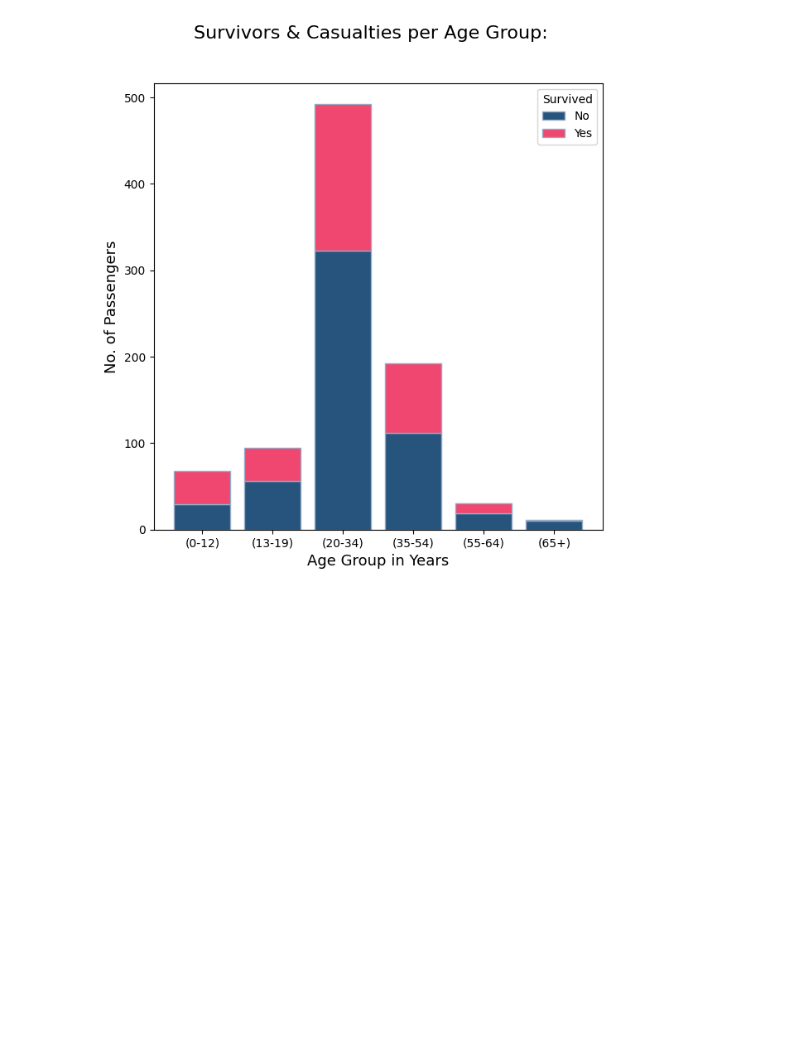
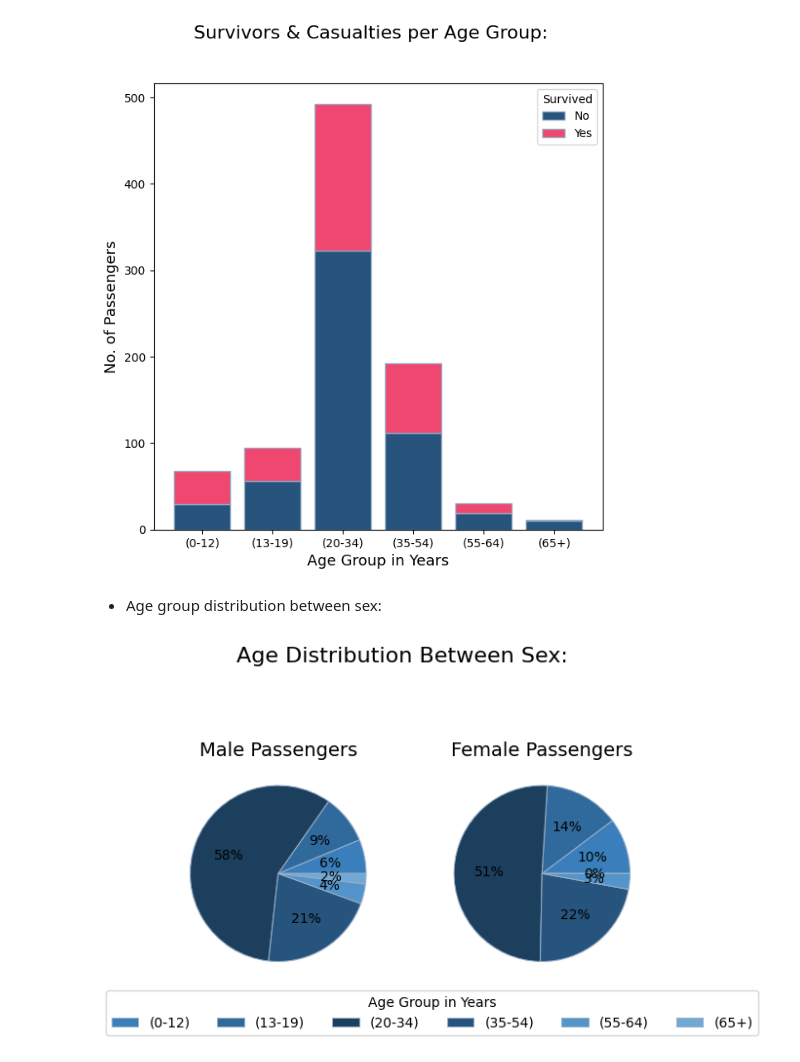
Before and after one commit to grace-sampao/Cyber-Shujaa---Exploratory-Data-Analysis, a Jupyter notebook: exploratory_data_analysis.ipynb, the cells around one changed output. Saved outputs shown, nothing was run; the diff lists cells and outputs as text; code cells hidden in the pictures; blank space fills up the shorter version.

Commit message:
Plotted age distribution between sex.

```diff
--- a/exploratory_data_analysis.ipynb
+++ b/exploratory_data_analysis.ipynb
@@ -949,3 +949,38 @@ ax.legend(['No', 'Yes'], title='Survived')
 plt.show()
 # %% [output]
 [figure]
+# %% [markdown]
+- Age group distribution between sex:
+# %%
+fig, axs = plt.subplots(
+  nrows=1,
+  ncols=2
+)
+fig.suptitle('Age Distribution Between Sex:', fontsize=16)
+
+axs[0].set_title('Male Passengers', fontsize=14)
+axs[0].pie(
+  [36, 52, 334, 122, 21, 11],
+  colors=['#3A7FBB', '#306A9C', '#1D3F5E', '#26547C', '#5395CA', '#72A8D5'],
+  wedgeprops={'linewidth': 0.75, 'edgecolor': powder_blue},
+  autopct='%1.0f%%'
+)
+
+axs[1].set_title('Female Passengers', fontsize=14)
+axs[1].pie(
+  [32, 43, 158, 70, 9, 0],
+  colors=['#3A7FBB', '#306A9C', '#1D3F5E', '#26547C', '#5395CA', '#72A8D5'],
+  wedgeprops={'linewidth': 0.75, 'edgecolor': powder_blue},
+  autopct='%1.0f%%'
+)
+
+plt.legend(
+  ['(0-12)', '(13-19)', '(20-34)', '(35-54)', '(55-64)', '(65+)'],
+  title='Age Group in Years',
+  ncols=6,
+  loc='upper center',
+  bbox_to_anchor=(0, 0)
+)
+plt.show()
+# %% [output]
+[figure, added]
```
Also changed, not shown: parts of 1 cell of this notebook.
